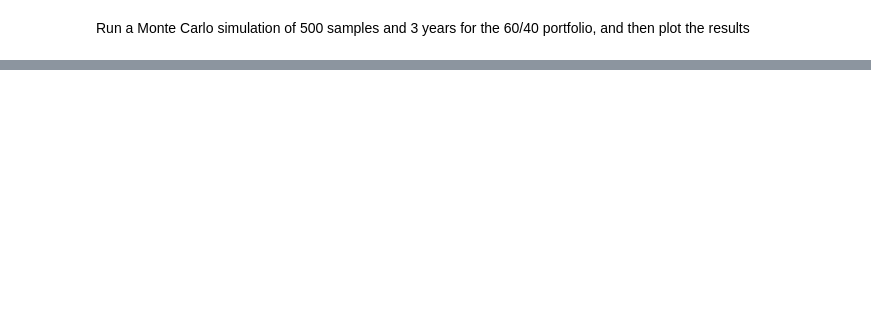
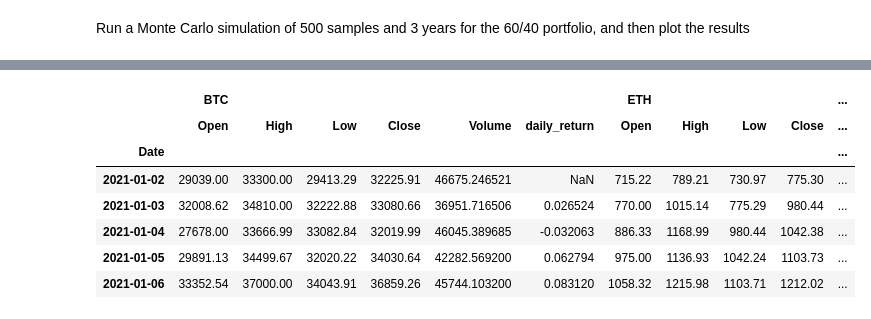
Before and after one commit to Swati-Subhadarshini/UWFinTech_Group3_Project1, a Jupyter notebook: Project_Crypto.ipynb, the cells around one changed output, grey strips where cells are left out. Saved outputs shown, nothing was run; the diff lists cells and outputs as text; code cells hidden in the pictures; blank space fills up the shorter version.

```diff
--- a/Project_Crypto.ipynb
+++ b/Project_Crypto.ipynb
@@ -466,0 +426,22 @@ Index(['Open', 'High', 'Low', 'Close', 'Volume'], dtype='object')
+# %%
+#MCSimulation function call with equal weightage of BTC & ETH
+#No of years of simulation is 3 years
+#No of trading days from 01-01-2021 to 10-09-2021 is 194 days
+
+MC_even_weight = MCSimulation(
+    portfolio_data = df_concat,
+    weights= [0.50,0.50],
+    num_simulation = 500 ,
+    num_trading_days = 3*194
+)
+
+MC_even_weight.portfolio_data.head()
+# %% [output]
+|  | BTC |  |  |  |  |  | ETH |  |  |  | ... |
+|  | Open | High | Low | Close | Volume | daily_return | Open | High | Low | Close | ... |
+| Date |  |  |  |  |  |  |  |  |  |  | ... |
+| 2021-01-02 | 29039.00 | 33300.00 | 29413.29 | 32225.91 | 46675.246521 | NaN | 715.22 | 789.21 | 730.97 | 775.30 | ... |
+| 2021-01-03 | 32008.62 | 34810.00 | 32222.88 | 33080.66 | 36951.716506 | 0.026524 | 770.00 | 1015.14 | 775.29 | 980.44 | ... |
+| 2021-01-04 | 27678.00 | 33666.99 | 33082.84 | 32019.99 | 46045.389685 | -0.032063 | 886.33 | 1168.99 | 980.44 | 1042.38 | ... |
+| 2021-01-05 | 29891.13 | 34499.67 | 32020.22 | 34030.64 | 42282.569200 | 0.062794 | 975.00 | 1136.93 | 1042.24 | 1103.73 | ... |
+| 2021-01-06 | 33352.54 | 37000.00 | 34043.91 | 36859.26 | 45744.103200 | 0.083120 | 1058.32 | 1215.98 | 1103.71 | 1212.02 | ... |
```
Also changed, not shown: parts of 24 cells of this notebook.
